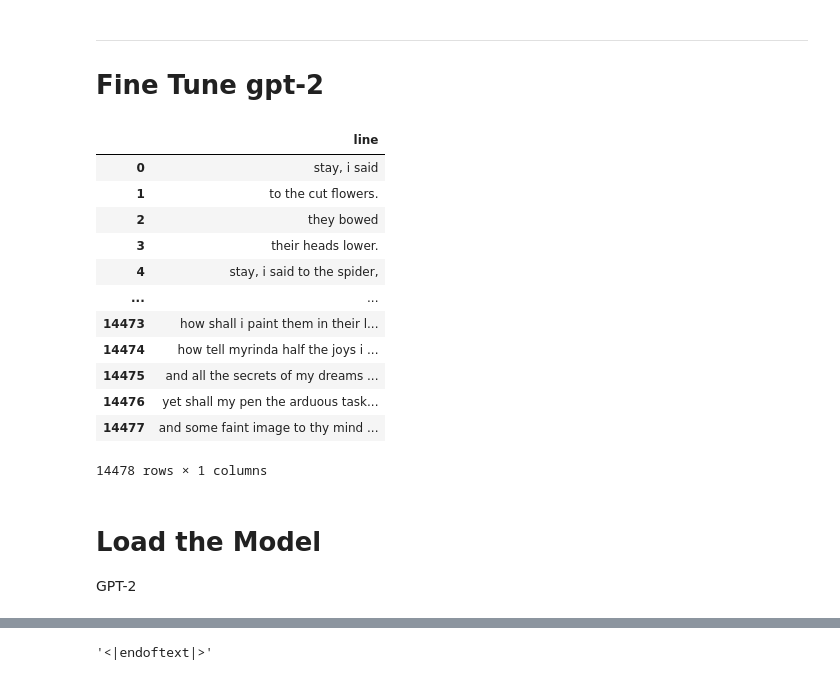
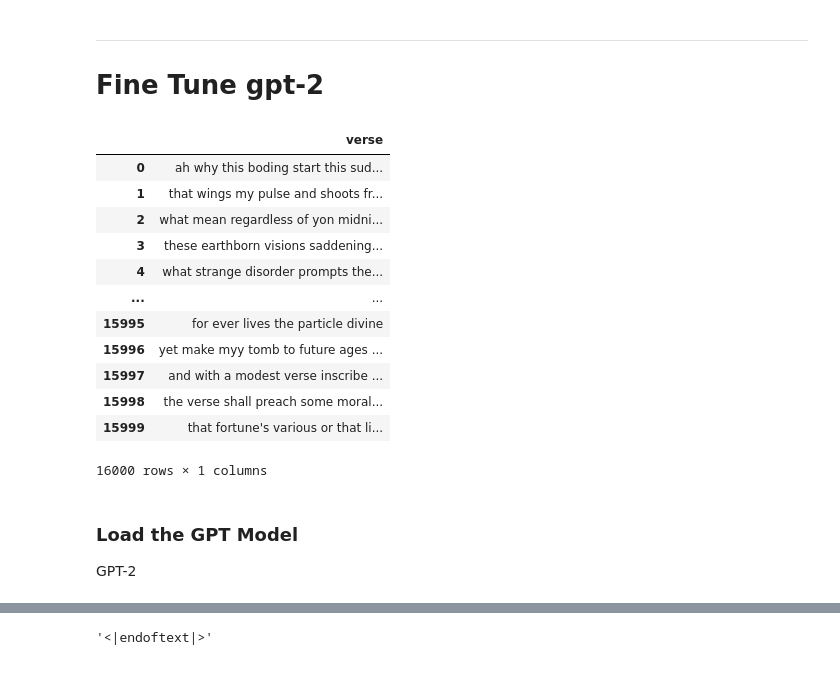
Before and after one commit to ramahasiba/English_and_Arabic_Poem_Generator, a Jupyter notebook: English_Poem_Generator_NLP_Final_Project.ipynb, the cells around one changed output, grey strips where cells are left out. Cells and saved outputs as stored; diff of their text form; code cells hidden in the pictures.

```diff
--- a/English_Poem_Generator_NLP_Final_Project.ipynb
+++ b/English_Poem_Generator_NLP_Final_Project.ipynb
@@ -35 +79,3 @@ corpus = txt_data.lower().split("\n")
+# %%
+corpus = csv_data['Verse'].to_list()[0: 16000]
 # %%
@@ -39,4 +131,2 @@ corpus[0: 3]
 # %%
-csv_poem_lines = [sentence.lower() for sentence in csv_data['Verse'].to_list()[0: 12000]]
+corpus = [sentence.lower() for sentence in corpus]
-# %%
-corpus = corpus + csv_poem_lines
@@ -191,20 +358,20 @@ files.download("/content/double_di.zip")
 -----------------------------
 # Fine Tune gpt-2
 # %%
-df = pd.DataFrame(corpus, columns = ['line'])
+df = pd.DataFrame(corpus, columns = ['verse'])
 df
 # %% [output]
-|  | line |
-| 0 | stay, i said |
-| 1 | to the cut flowers. |
-| 2 | they bowed |
-| 3 | their heads lower. |
-| 4 | stay, i said to the spider, |
+|  | verse |
+| 0 | ah why this boding start this sud... |
+| 1 | that wings my pulse and shoots fr... |
+| 2 | what mean regardless of yon midni... |
+| 3 | these earthborn visions saddening... |
+| 4 | what strange disorder prompts the... |
 | ... | ... |
-| 14473 | how shall i paint them in their l... |
-| 14474 | how tell myrinda half the joys i ... |
-| 14475 | and all the secrets of my dreams ... |
-| 14476 | yet shall my pen the arduous task... |
-| 14477 | and some faint image to thy mind ... |
+| 15995 | for ever lives the particle divine |
+| 15996 | yet make myy tomb to future ages ... |
+| 15997 | and with a modest verse inscribe ... |
+| 15998 | the verse shall preach some moral... |
+| 15999 | that fortune's various or that li... |
-14478 rows × 1 columns
+16000 rows × 1 columns
 # %%
@@ -212,4 +385,4 @@ df.to_csv(r'full_text.txt', header=None, index=None, sep=' ', mode='a')
 # %% [markdown]
-# Load the Model
+### Load the GPT Model
 GPT-2
 # %%
```
Also changed, not shown: parts of 120 cells of this notebook.
